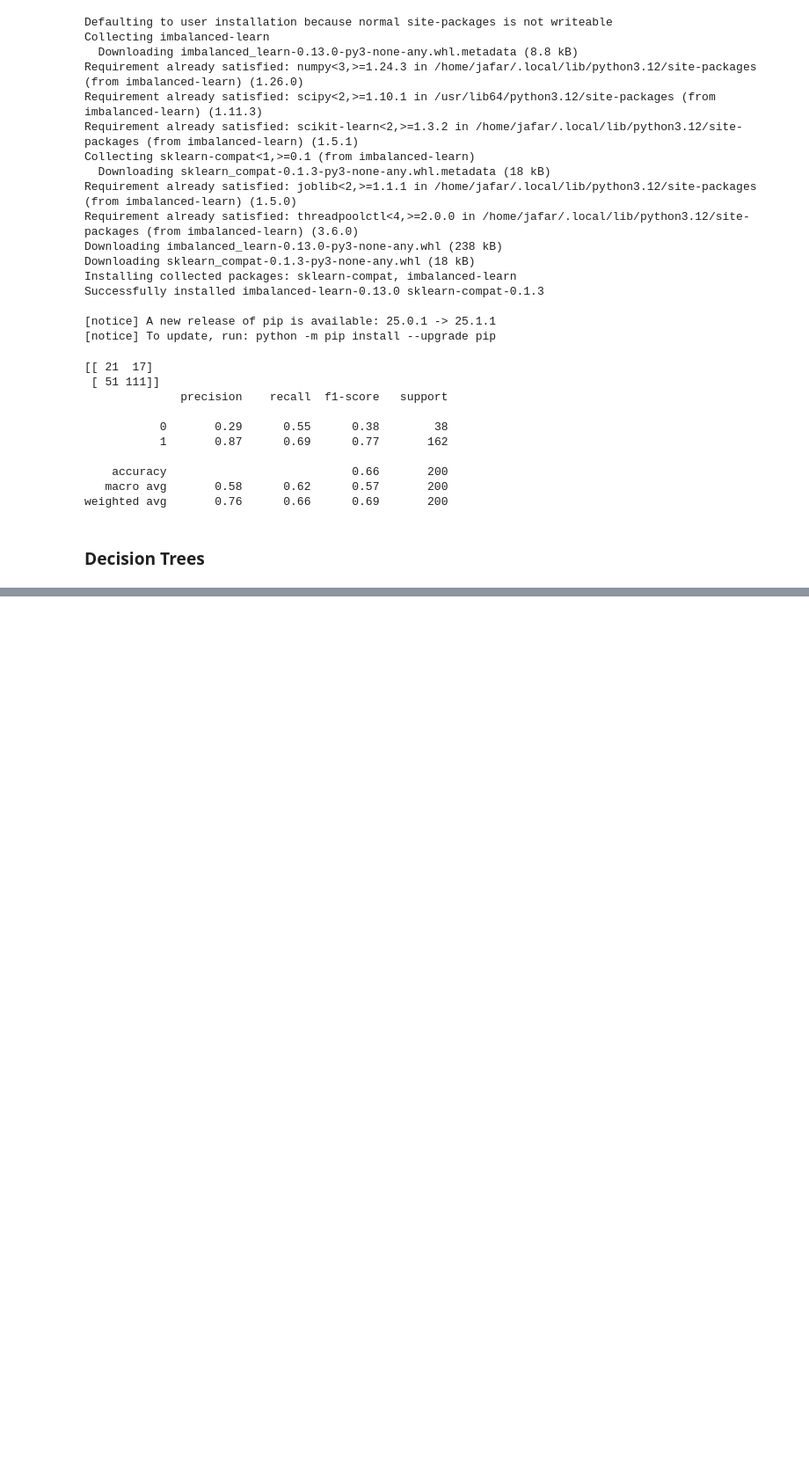
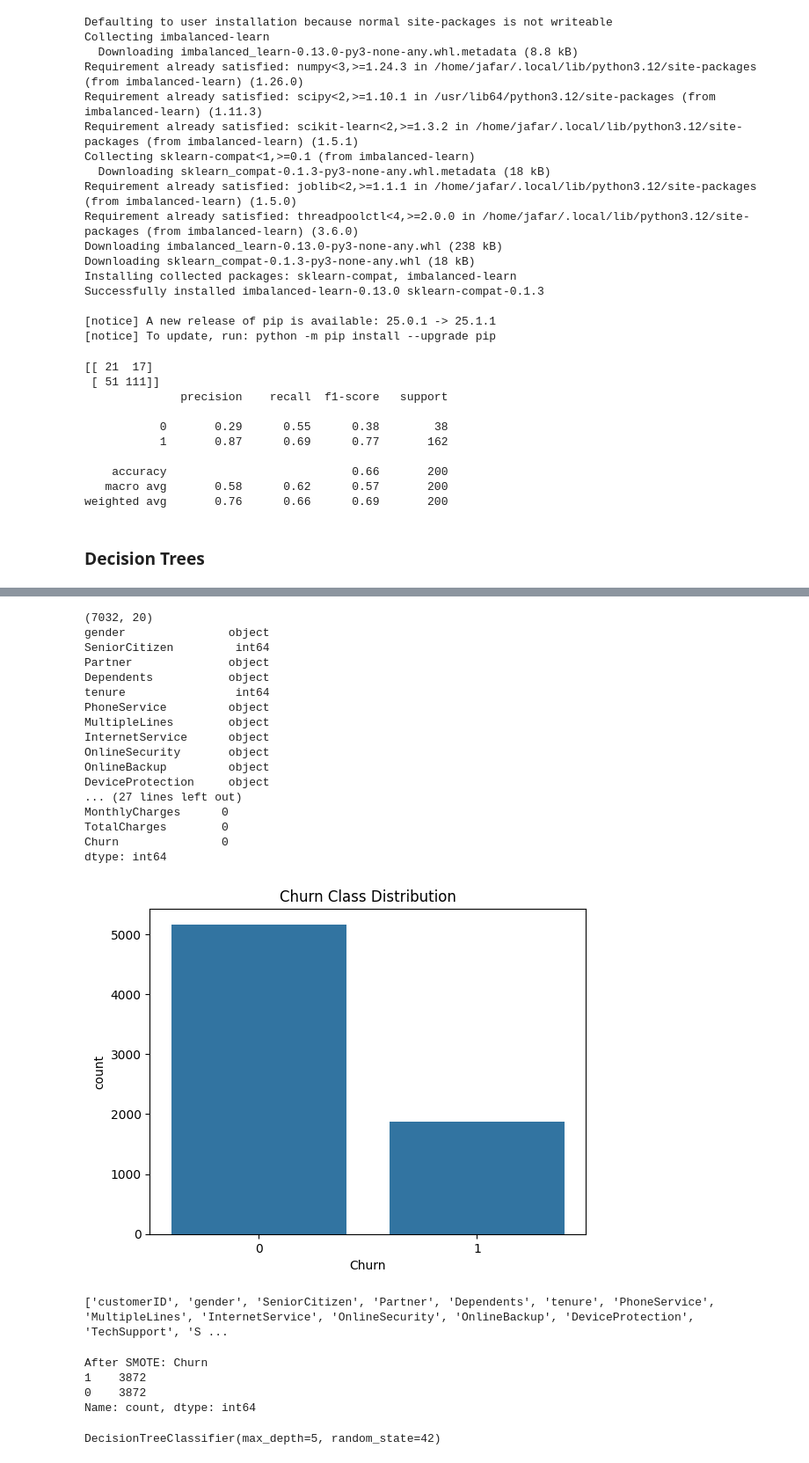
Before and after one commit to JafarDigital/machine-learning, a Jupyter notebook: treeBasedMethods.ipynb, the cells around one changed output, grey strips where cells are left out. Shown at 88% size. Cells and saved outputs as stored; diff of their text form; code cells hidden in the pictures; blank space fills up the shorter version.

Commit message:
completed tree based methods

```diff
--- a/treeBasedMethods.ipynb
+++ b/treeBasedMethods.ipynb
@@ -138,3 +138,8 @@ print(classification_report(y_test, y_pred_smote))
 weighted avg       0.76      0.66      0.69       200
 # %% [markdown]
 <h3>Decision Trees</h3>
+# %%
+import pandas as pd
+
+df = pd.read_csv('datasets/WA_Fn-UseC_-Telco-Customer-Churn.csv')
+df.head()
@@ -140,0 +154,34 @@ weighted avg       0.76      0.66      0.69       200
+# %%
+print(df.shape)
+print(df.dtypes)
+print(df.isnull().sum())
+df.describe()
+
+import seaborn as sns
+import matplotlib.pyplot as plt
+sns.countplot(data=df, x='Churn')
+plt.title("Churn Class Distribution")
+plt.show()
+# %% [output]
+(7032, 20)
+gender               object
+SeniorCitizen         int64
+Partner              object
+Dependents           object
+tenure                int64
+PhoneService         object
+MultipleLines        object
+InternetService      object
+OnlineSecurity       object
+OnlineBackup         object
+DeviceProtection     object
+... (27 lines left out)
+MonthlyCharges      0
+TotalCharges        0
+Churn               0
+dtype: int64
+[figure, added]
+# %%
+print(df.columns.tolist())
+# %% [output]
+['customerID', 'gender', 'SeniorCitizen', 'Partner', 'Dependents', 'tenure', 'PhoneService', 'MultipleLines', 'InternetService', 'OnlineSecurity', 'OnlineBackup', 'DeviceProtection', 'TechSupport', 'S ...
@@ -140,0 +200,25 @@ weighted avg       0.76      0.66      0.69       200
+# %%
+from sklearn.model_selection import train_test_split
+
+X = df_encoded.drop(columns='Churn')
+y = df_encoded['Churn']
+X_train, X_test, y_train, y_test = train_test_split(X, y, stratify=y, random_state=42)
+
+from imblearn.over_sampling import SMOTE
+
+smote = SMOTE(random_state=42)
+X_train, y_train = smote.fit_resample(X_train, y_train)
+
+print("After SMOTE:", y_train.value_counts())
+# %% [output]
+After SMOTE: Churn
+1    3872
+0    3872
+Name: count, dtype: int64
+# %%
+from sklearn.tree import DecisionTreeClassifier
+
+dt = DecisionTreeClassifier(max_depth=5, random_state=42)
+dt.fit(X_train, y_train)
+# %% [output]
+DecisionTreeClassifier(max_depth=5, random_state=42)
```
Also changed, not shown: parts of 11 cells of this notebook.
